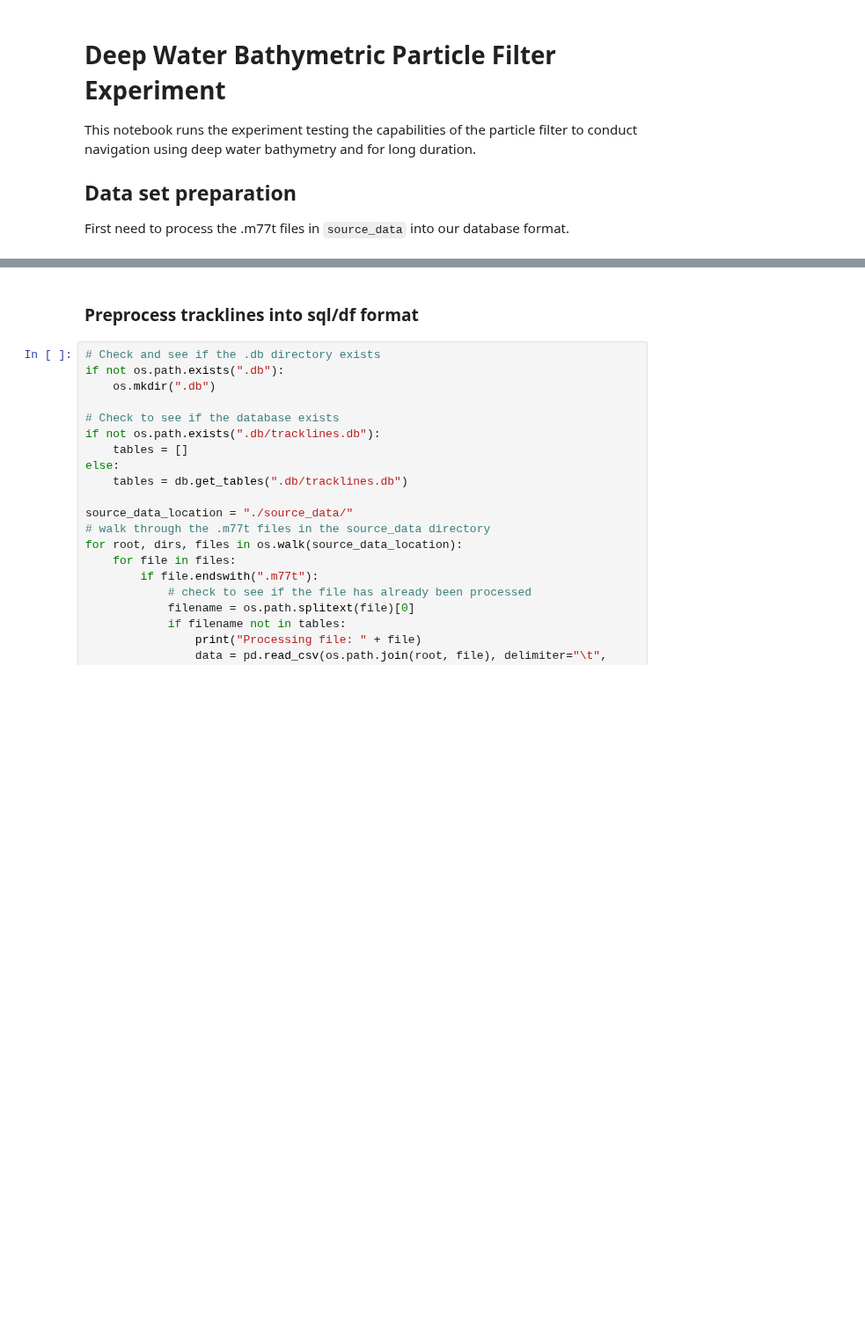
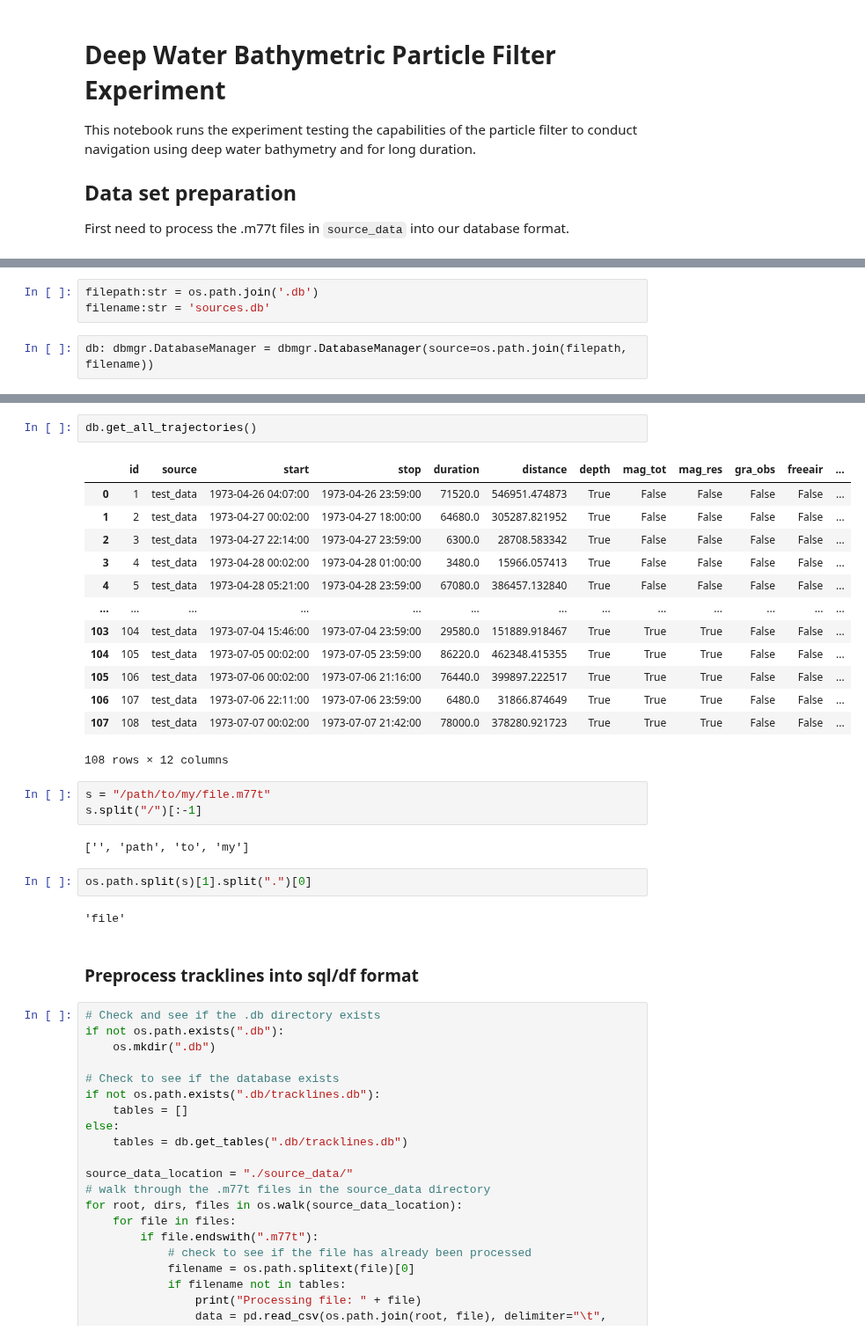
Before and after one commit to jbrodovsky/geophysical_nav, a Jupyter notebook: bathy_pf.ipynb, the cells around one changed output, grey strips where cells are left out. Shown at 88% size. Drawn from its saved outputs; the diff is of its cells as text; blank space fills up the shorter version.

Commit message:
Database manager added

```diff
--- a/bathy_pf.ipynb
+++ b/bathy_pf.ipynb
@@ -23,0 +23,5 @@ splits
+# %%
+filepath:str = os.path.join('.db')
+filename:str = 'sources.db'
+# %%
+db: dbmgr.DatabaseManager = dbmgr.DatabaseManager(source=os.path.join(filepath, filename))
@@ -24,3 +44,28 @@ splits
+# %%
+db.get_all_trajectories()
+# %% [output]
+|  | id | source | start | stop | duration | distance | depth | mag_tot | mag_res | gra_obs | freeair | ... |
+| 0 | 1 | test_data | 1973-04-26 04:07:00 | 1973-04-26 23:59:00 | 71520.0 | 546951.474873 | True | False | False | False | False | ... |
+| 1 | 2 | test_data | 1973-04-27 00:02:00 | 1973-04-27 18:00:00 | 64680.0 | 305287.821952 | True | False | False | False | False | ... |
+| 2 | 3 | test_data | 1973-04-27 22:14:00 | 1973-04-27 23:59:00 | 6300.0 | 28708.583342 | True | False | False | False | False | ... |
+| 3 | 4 | test_data | 1973-04-28 00:02:00 | 1973-04-28 01:00:00 | 3480.0 | 15966.057413 | True | False | False | False | False | ... |
+| 4 | 5 | test_data | 1973-04-28 05:21:00 | 1973-04-28 23:59:00 | 67080.0 | 386457.132840 | True | False | False | False | False | ... |
+| ... | ... | ... | ... | ... | ... | ... | ... | ... | ... | ... | ... | ... |
+| 103 | 104 | test_data | 1973-07-04 15:46:00 | 1973-07-04 23:59:00 | 29580.0 | 151889.918467 | True | True | True | False | False | ... |
+| 104 | 105 | test_data | 1973-07-05 00:02:00 | 1973-07-05 23:59:00 | 86220.0 | 462348.415355 | True | True | True | False | False | ... |
+| 105 | 106 | test_data | 1973-07-06 00:02:00 | 1973-07-06 21:16:00 | 76440.0 | 399897.222517 | True | True | True | False | False | ... |
+| 106 | 107 | test_data | 1973-07-06 22:11:00 | 1973-07-06 23:59:00 | 6480.0 | 31866.874649 | True | True | True | False | False | ... |
+| 107 | 108 | test_data | 1973-07-07 00:02:00 | 1973-07-07 21:42:00 | 78000.0 | 378280.921723 | True | True | True | False | False | ... |
+108 rows × 12 columns
+# %%
+s = "/path/to/my/file.m77t"
+s.split("/")[:-1]
+# %% [output]
+['', 'path', 'to', 'my']
+# %%
+os.path.split(s)[1].split(".")[0]
+# %% [output]
+'file'
 # %% [markdown]
 ### Preprocess tracklines into sql/df format
 # %%
```
Also changed, not shown: parts of 9 cells of this notebook, 20 other files.
